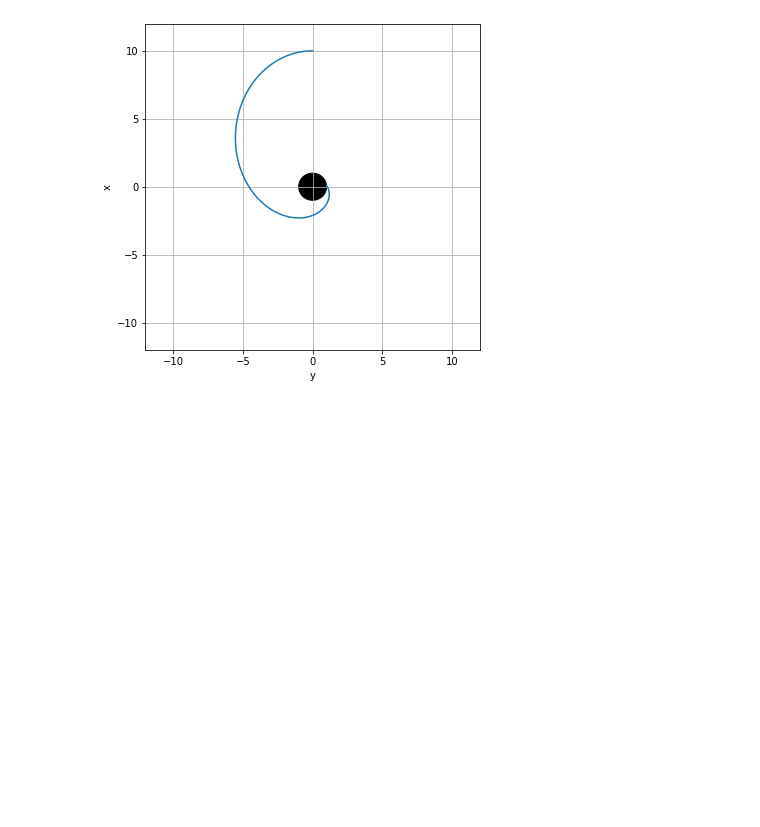
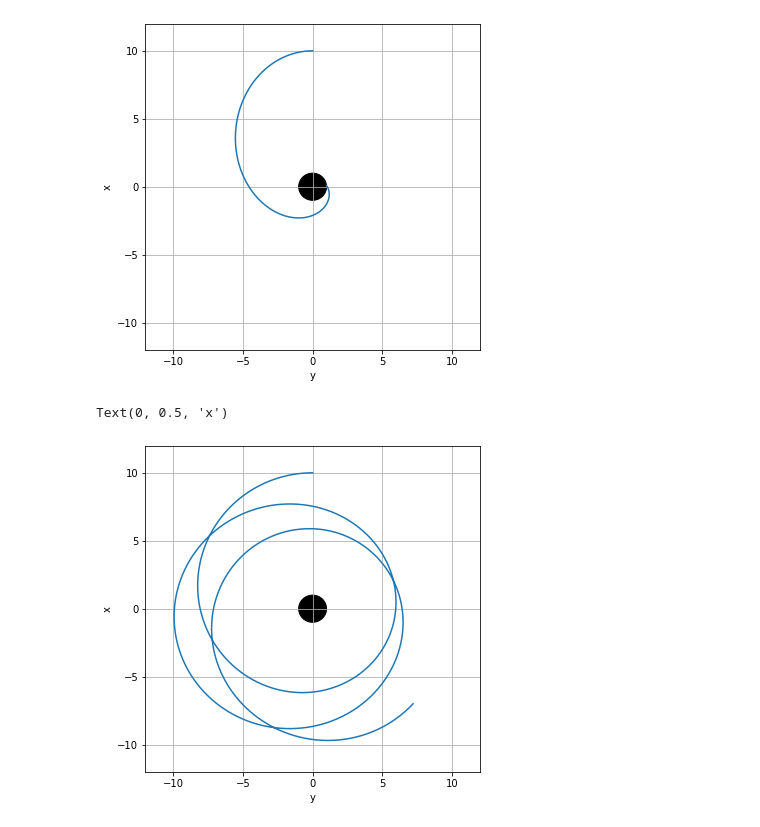
Before and after one commit to adcrry/blackhole-geodesic, a Jupyter notebook: simulation.ipynb, the cells around one changed output. Cells and saved outputs as stored; diff of their text form; code cells hidden in the pictures; blank space fills up the shorter version.

```diff
--- a/simulation.ipynb
+++ b/simulation.ipynb
@@ -87,3 +87,22 @@ plt.ylabel('x')
 Text(0, 0.5, 'x')
 [figure]
 [figure]
+# %%
+T = 500
+t_eval = np.linspace(0, T, int(T * 123 + 1))
+initial_value = [0, 10, np.pi/2, 0, 1, 0, 0.02, 0]
+
+sol = solve_ivp(F, [0, T], initial_value, t_eval=t_eval)
+plt.figure(figsize=(6, 6),)
+plt.plot(sol.y[1]*np.cos(sol.y[2]), sol.y[1]*np.sin(sol.y[2]))
+plt.grid()
+plt.xlim(-12, 12)
+plt.ylim(-12, 12)
+ax = plt.gca()
+circle1 = patches.Circle((0, 0), radius=1, color='black')
+ax.add_patch(circle1)
+plt.xlabel('y')
+plt.ylabel('x')
+# %% [output]
+Text(0, 0.5, 'x')
+[figure, added]
```
